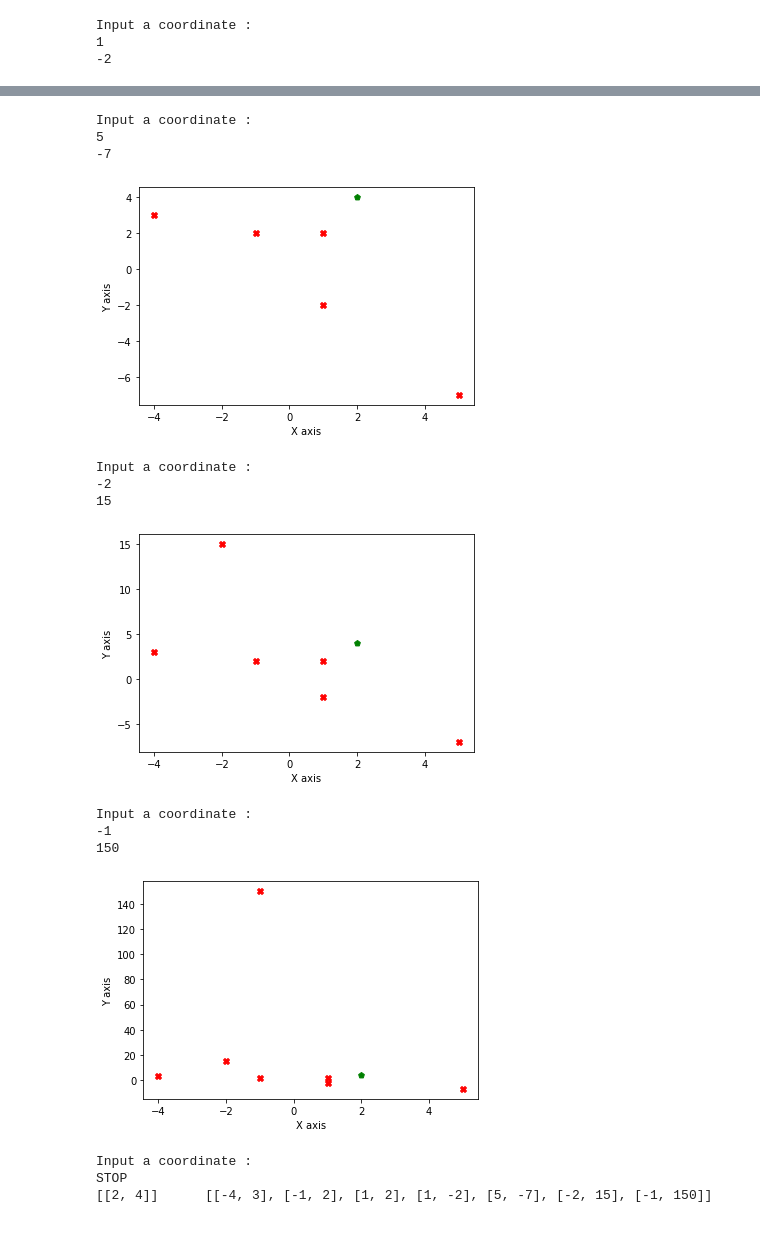
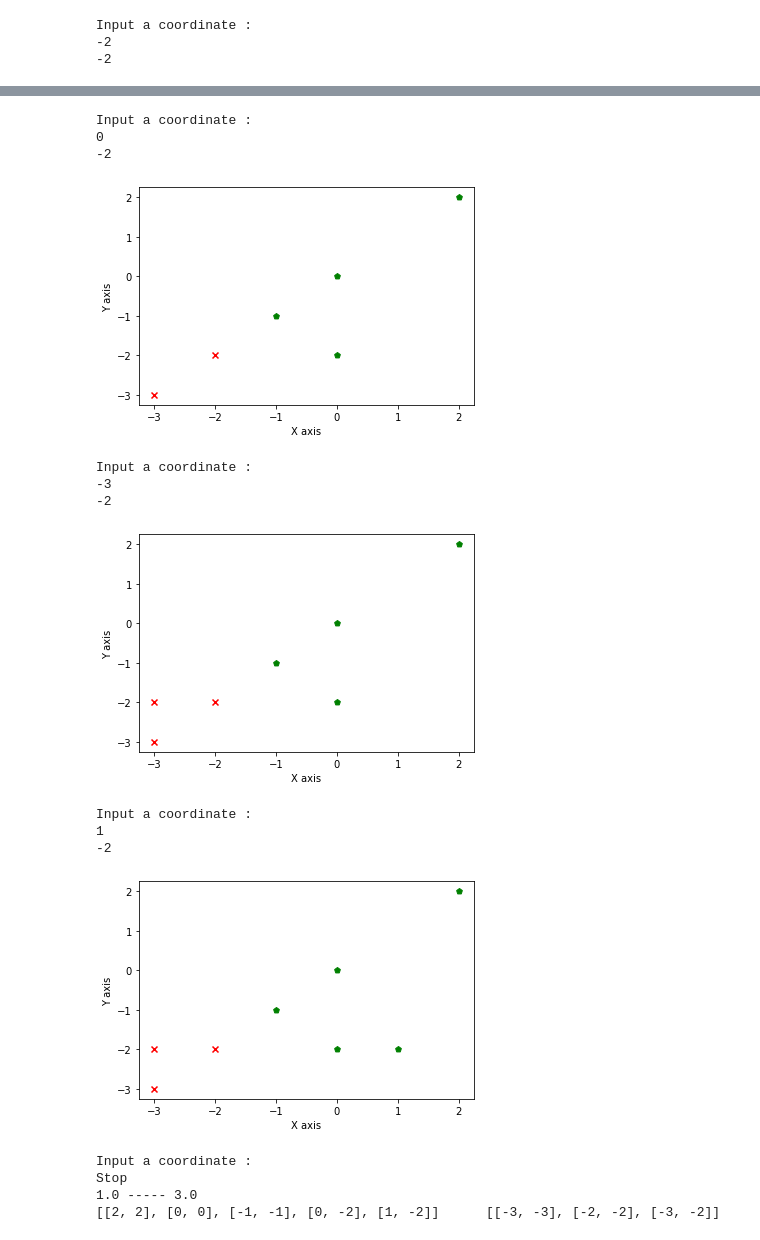
Before and after one commit to Jamil2914/CSE-4204, a Jupyter notebook: NearestNeighbour(V_01_includes_ROGUE_pattern).ipynb, the cells around one changed output, grey strips where cells are left out. Saved outputs shown, nothing was run; the diff lists cells and outputs as text; code cells hidden in the pictures.

```diff
--- a/NearestNeighbour(V_01_includes_ROGUE_pattern).ipynb
+++ b/NearestNeighbour(V_01_includes_ROGUE_pattern).ipynb
@@ -5,8 +5,8 @@ import math
 import matplotlib.pyplot as plt
 # %%
 try:
-    List1 = [[2,4]]
-    List2 = [[-4,3]]
+    List1 = [[2,2]]
+    List2 = [[-3,-3]]
     res1_list = []
     res2_list = []
     while True:
@@ -14,6 +14,8 @@ try:
         element = [int(input()),int(input())]
         List3 = []
         List3.append(element)
+        res1_list = []
+        res2_list = []
         for i in range (len(List1)):
           res1 = math.sqrt(pow((List1[i][0]-List3[0][0]),2)+pow((List1[i][1]-List3[0][1]),2))
           #print((List1[i][0]-List3[0][0]))
@@ -44,7 +46,7 @@ try:
         for n in range (len(List2)):
           y2.append(List2[n][1])
         plt.scatter(x1,y1,c="g",marker = "p")
-        plt.scatter(x2,y2,c = "r",marker = "X")
+        plt.scatter(x2,y2,c = "r",marker = "x")
         plt.xlabel("X axis")
         plt.ylabel("Y axis")
         plt.show()
@@ -52,6 +54,7 @@ try:
 
 
 except:
+    print(min1,"-----",min2)
     print(List1,"    ",List2)
 # %% [output]
 Input a coordinate :
@@ -65,3 +68,3 @@ Input a coordinate :
 Input a coordinate :
-1
 -2
+-2
@@ -69,15 +72,16 @@ Input a coordinate :
 Input a coordinate :
-5
--7
+0
+-2
-[figure, old version]
+[figure, new version]
 Input a coordinate :
+-3
 -2
-15
-[figure, old version]
+[figure, new version]
 Input a coordinate :
--1
-150
+1
+-2
-[figure, old version]
+[figure, new version]
 Input a coordinate :
-STOP
-[[2, 4]]      [[-4, 3], [-1, 2], [1, 2], [1, -2], [5, -7], [-2, 15], [-1, 150]]
+Stop
+1.0 ----- 3.0
+[[2, 2], [0, 0], [-1, -1], [0, -2], [1, -2]]      [[-3, -3], [-2, -2], [-3, -2]]
```
Also changed, not shown: parts of 1 cell of this notebook.
